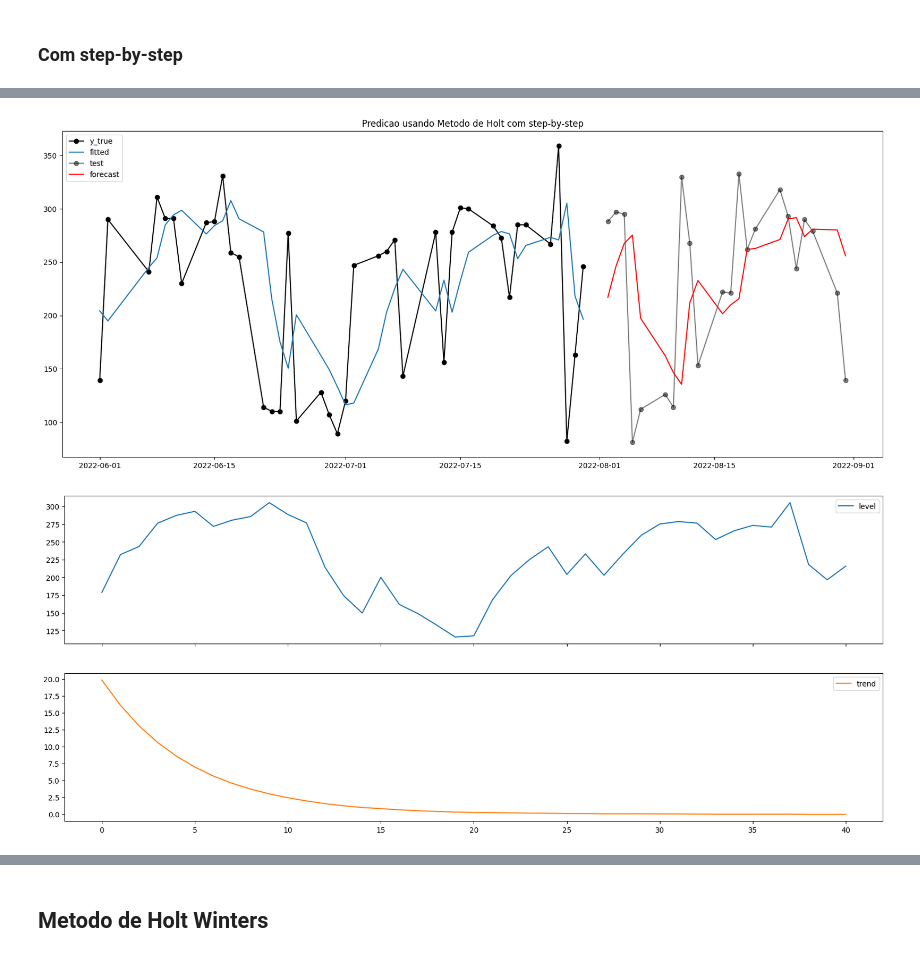
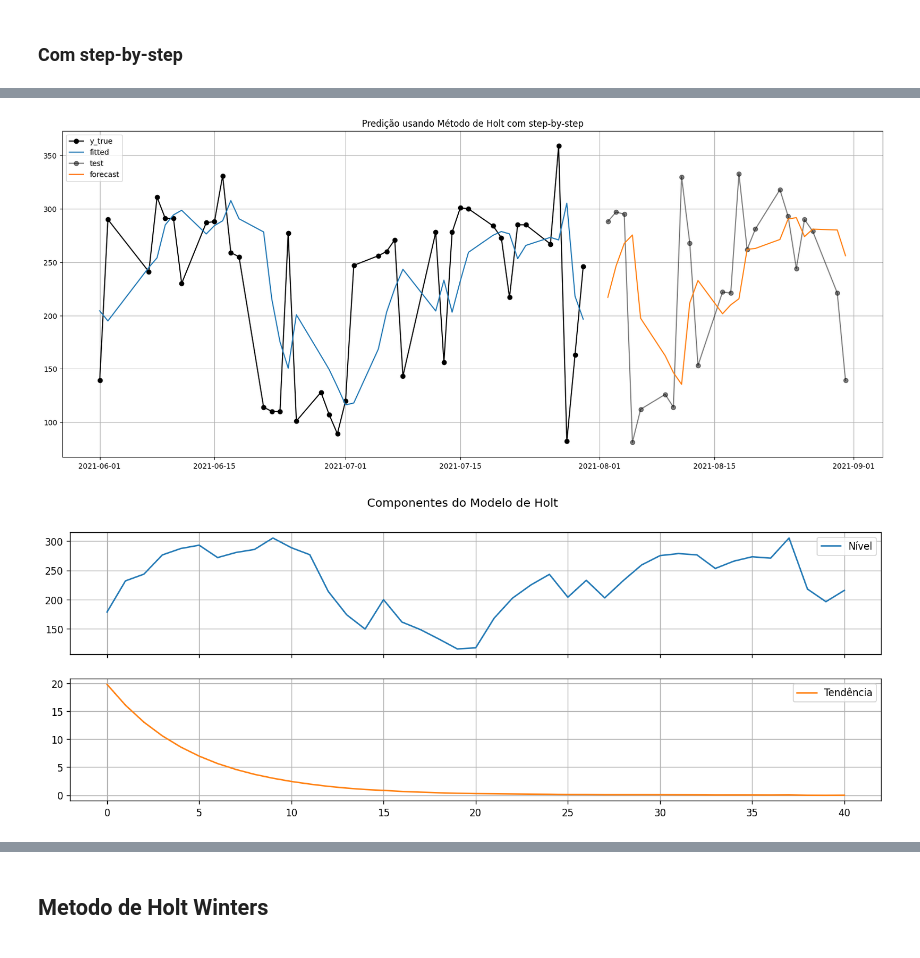
Before and after one commit to guilistocco/TCC_TABELA_DE_HORARIOS, a Jupyter notebook: Notebooks/modelagem OD - Volumes Totais.ipynb, the cells around one changed output, grey strips where cells are left out. Cells and saved outputs as stored; diff of their text form; code cells hidden in the pictures.

```diff
--- a/Notebooks/modelagem OD - Volumes Totais.ipynb
+++ b/Notebooks/modelagem OD - Volumes Totais.ipynb
@@ -114,7 +113,7 @@ while start_date <= end_date:
     start_date += timedelta(days=1)
 
 
-volumes_totais_diarios.index = pd.date_range('2022-06-01', '2022-08-31')
+volumes_totais_diarios.index = pd.date_range('2021-06-01', '2021-08-31')
 volumes_totais_diarios.loc[:,'Volume'] = volumes_totais_diarios.loc[:,'Volume'].astype(int)
 
 volumes_totais_diarios.reset_index(inplace=True)
@@ -176,6 +187,7 @@ X_train.shape, X_test.shape
 - feriado de 9 de julho
 # %%
 # volumes_totais_diarios['Volume'].plot(kind='bar', figsize = (15,8));
-plt.rcParams["figure.figsize"] = (20,8)
+plt.rcParams["figure.figsize"] = (15,8)
 plt.bar(volumes_totais_diarios['Data'], volumes_totais_diarios['Volume'])
+plt.title('Volumes Totais')
 # %% [output]
@@ -186,15 +198,16 @@ plt.bar(volumes_totais_diarios['Data'], volumes_totais_diarios['Volume'])
 # %% [markdown]
 ### Escolhendo melhor numero de janela para a media movel (baseado no erro)
 # %%
-plt.rcParams["figure.figsize"] = (16,6)
+plt.rcParams["figure.figsize"] = (12,6)
 
 erros_MA_diario = moving_average_test(volumes_totais_diarios)
 
-plt.plot(erros_MA_diario.n_window, erros_MA_diario.RMSE)
+plt.plot(erros_MA_diario.n_window.values, erros_MA_diario.RMSE)
 plt.xticks([i for i in range(erros_MA_diario.shape[0])])
-plt.legend(loc= 'best',labels = ['media', 'mediana'])
-plt.ylabel('erro RMSE')
-plt.title('buscando melhor valor da media movel pela regra do dedao')
+plt.legend(loc= 'best',labels = ['Erro'])
+plt.ylabel('RMSE')
+
+plt.title('Buscando o melhor valor de janela para a Média Móvel pela "regra do dedão"')
 plt.grid(visible=True, which = 'both')
 
 plt.show()
@@ -358,12 +358,12 @@ for i in range(X_train.shape[0], volumes_totais_diarios.shape[0]+1):
     ### primeiro adiciona aos resultados os valores de treinamento
     ### Esse passo tambem determina o parameto de suavizacao para o step by step
     if i == X_train.shape[0]:
-        SES_base = SimpleExpSmoothing(X['Volume'].values, initialization_method="heuristic").fit()
+        SES_base = SimpleExpSmoothing(X['Volume'].values, initialization_method="estimated").fit()
         [results.append(SES_base.fittedvalues[i]) for i in range(len(SES_base.fittedvalues))]
 
     ### depois executa step by step e adiciona a ultima previsao de cada passo aos resultados
     else:
-        SES_step = SimpleExpSmoothing(X['Volume'].values, initialization_method="heuristic").fit(smoothing_level=SES_base.model.params["smoothing_level"])
+        SES_step = SimpleExpSmoothing(X['Volume'].values, initialization_method="estimated").fit(smoothing_level=SES_base.model.params["smoothing_level"])
         results.append(SES_step.fittedvalues[-1])
 
 df_results_SES = pd.concat([X[['Data','Volume']],pd.Series(results)], axis = 1, ignore_index = True)
@@ -519,20 +553,22 @@ plt.plot(X_train['Data'],df_results_SEH['y_pred'][:41])
 
 plt.plot(X_test['Data'],X_test['Volume'], marker="o", color="black", alpha = 0.5)
 
-plt.plot(X_test['Data'],df_results_SEH['y_pred'][41:], color='red')
+plt.plot(X_test['Data'],df_results_SEH['y_pred'][41:])
 
 plt.legend(loc = 'upper left', labels = ['y_true', 'fitted', 'test', 'forecast'])
 
-plt.title('Predicao usando Metodo de Holt com step-by-step')
+plt.title('Predição usando Método de Holt com step-by-step')
+plt.grid(visible = True)
 
 plt.show();
 # %% [output]
-[figure, old version]
+[figure, new version]
 # %%
 pd.DataFrame(np.c_[SEH_base.level, SEH_base.trend]).rename(
-    columns={0: "level", 1: "trend"}
-).plot(subplots=True)
+    columns={0: "Nível", 1: "Tendência"}
+).plot(subplots=True, figsize=(15,5), grid=True,title= "Componentes do Modelo de Holt")
+
 
 plt.show()
 # %% [output]
-[figure, old version]
+[figure, new version]
```
Also changed, not shown: parts of 40 cells of this notebook, 12 other files.
